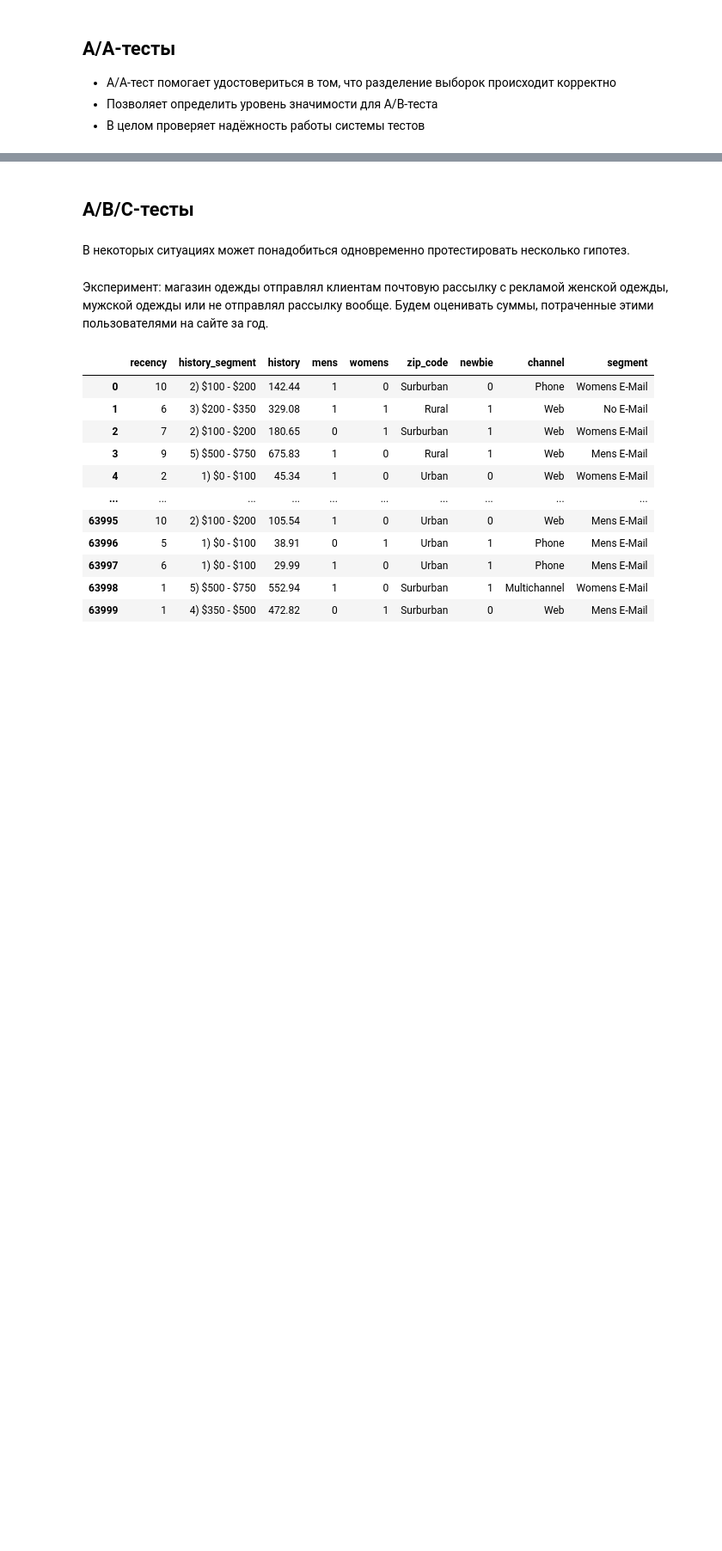
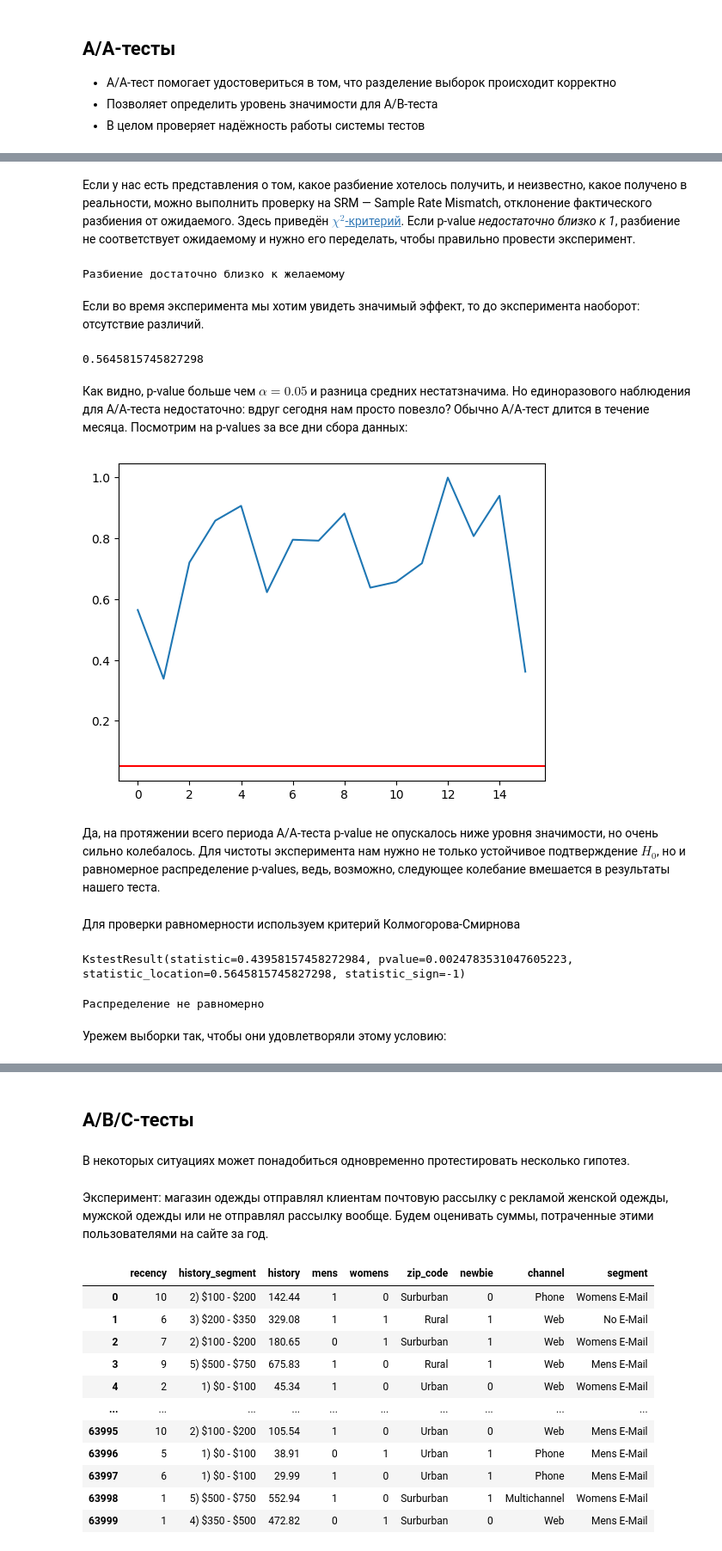
Before and after one commit to AlexJackalope/A-B-testing, a Jupyter notebook: 2-AA-ABC-testing/classwork.ipynb, the cells around one changed output, grey strips where cells are left out. Shown at 86% size. Drawn from its saved outputs; the diff is of its cells as text; code cells hidden in the pictures; blank space fills up the shorter version.

```diff
--- a/2-AA-ABC-testing/classwork.ipynb
+++ b/2-AA-ABC-testing/classwork.ipynb
@@ -107,0 +92,2 @@ TtestResult(statistic=0.3944223890390581, pvalue=0.6932711555077413, df=43383.29
+# %%
+sales_data = pd.read_csv("../data/store_sales_test.csv")
@@ -107,0 +130,5 @@ TtestResult(statistic=0.3944223890390581, pvalue=0.6932711555077413, df=43383.29
+# %%
+general = sales_data[(sales_data.family == 'PRODUCE')]
+a1 = general[general.store_nbr % 2 == 0]
+a2 = general[general.store_nbr % 2 == 1]
+a1.head()
@@ -107,0 +142,49 @@ TtestResult(statistic=0.3944223890390581, pvalue=0.6932711555077413, df=43383.29
+# %% [markdown]
+Если у нас есть представления о том, какое разбиение хотелось получить, и неизвестно, какое получено в реальности, можно выполнить проверку на SRM — Sample Rate Mismatch, отклонение фактического разбиения от ожидаемого. Здесь приведён [$\chi^2$-критерий](https://ru.wikipedia.org/wiki/%D0%9A%D1%80%D0%B8%D1%82%D0%B5%D1%80%D0%B8%D0%B9_%D1%85%D0%B8-%D0%BA%D0%B2%D0%B0%D0%B4%D1%80%D0%B0%D1%82). Если p-value *недостаточно близко к 1*, разбиение не соответствует ожидаемому и нужно его переделать, чтобы правильно провести эксперимент.
+# %%
+from scipy.stats import chisquare
+
+half = len(general.store_nbr.unique()) // 2
+chi = chisquare([len(a1.store_nbr.unique()), len(a2.store_nbr.unique())], f_exp = [half, half])
+print("Разбиение достаточно близко к желаемому") if chi.pvalue > 0.95 else print("Разбиение сильно отличается от желаемого")
+# %% [output]
+Разбиение достаточно близко к желаемому
+# %% [markdown]
+Если во время эксперимента мы хотим увидеть значимый эффект, то до эксперимента наоборот: отсутствие различий.
+# %%
+stats.ttest_ind(a1[a1.date == '2017-08-16'].onpromotion, a2[a2.date == '2017-08-16'].onpromotion, equal_var=False).pvalue
+# %% [output]
+0.5645815745827298
+# %% [markdown]
+Как видно, p-value больше чем $\alpha = 0.05$ и разница средних нестатзначима. Но единоразового наблюдения для A/A-теста недостаточно: вдруг сегодня нам просто повезло? Обычно A/A-тест длится в течение месяца. Посмотрим на p-values за все дни сбора данных:
+# %%
+pvals = []
+for date in a1.date.unique():
+    a1_vals = a1[a1.date == date].onpromotion
+    a2_vals = a2[a2.date == date].onpromotion
+    pvals.append(stats.ttest_ind(a1_vals, a2_vals, equal_var=False).pvalue)
+# %%
+import matplotlib.pyplot as pp
+
+pp.plot(pvals)
+pp.axhline(y=0.05, color='r')
+pp.show()
+# %% [output]
+[figure, added]
+# %% [markdown]
+Да, на протяжении всего периода A/A-теста p-value не опускалось ниже уровня значимости, но очень сильно колебалось. Для чистоты эксперимента нам нужно не только устойчивое подтверждение $H_0$, но и равномерное распределение p-values, ведь, возможно, следующее колебание вмешается в результаты нашего теста.
+# %% [markdown]
+Для проверки равномерности используем критерий Колмогорова-Смирнова
+# %%
+from scipy.stats import kstest
+
+ks = kstest(pvals, "uniform", args=(0, 1))
+ks
+# %% [output]
+KstestResult(statistic=0.43958157458272984, pvalue=0.0024783531047605223, statistic_location=0.5645815745827298, statistic_sign=-1)
+# %%
+print("Распределение достаточно равномерно") if ks.pvalue > 0.05 else print("Распределение не равномерно")
+# %% [output]
+Распределение не равномерно
+# %% [markdown]
+Урежем выборки так, чтобы они удовлетворяли этому условию:
```
Also changed, not shown: parts of 44 cells of this notebook, 2 other files.
